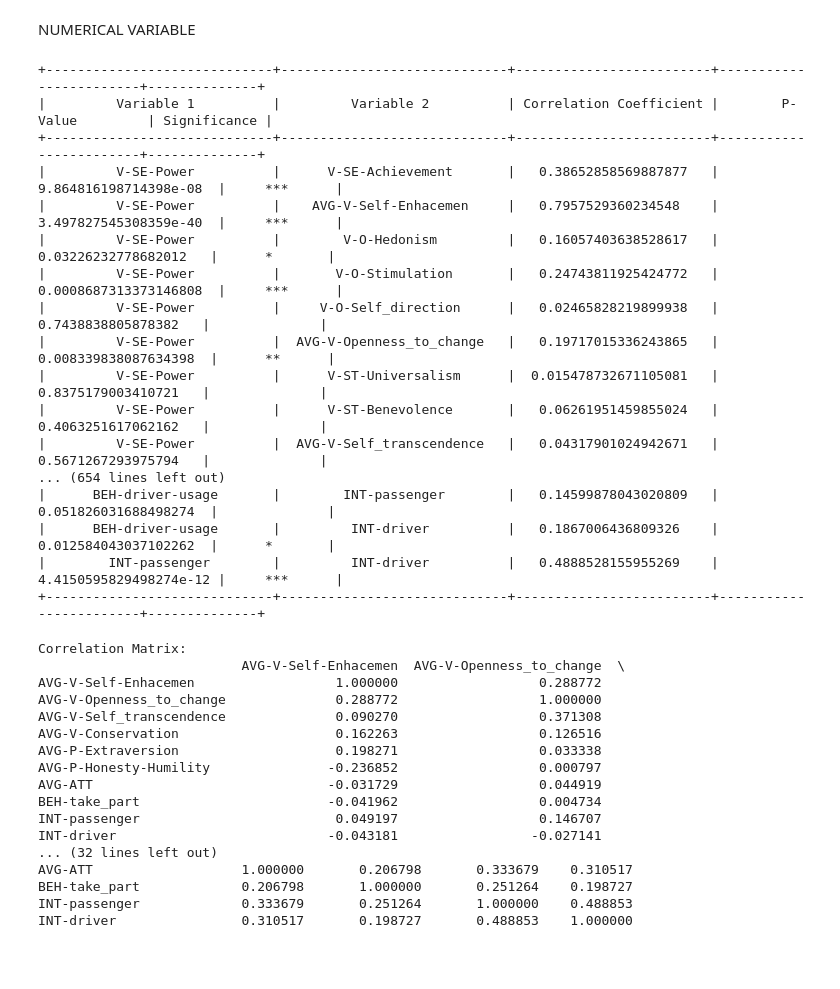
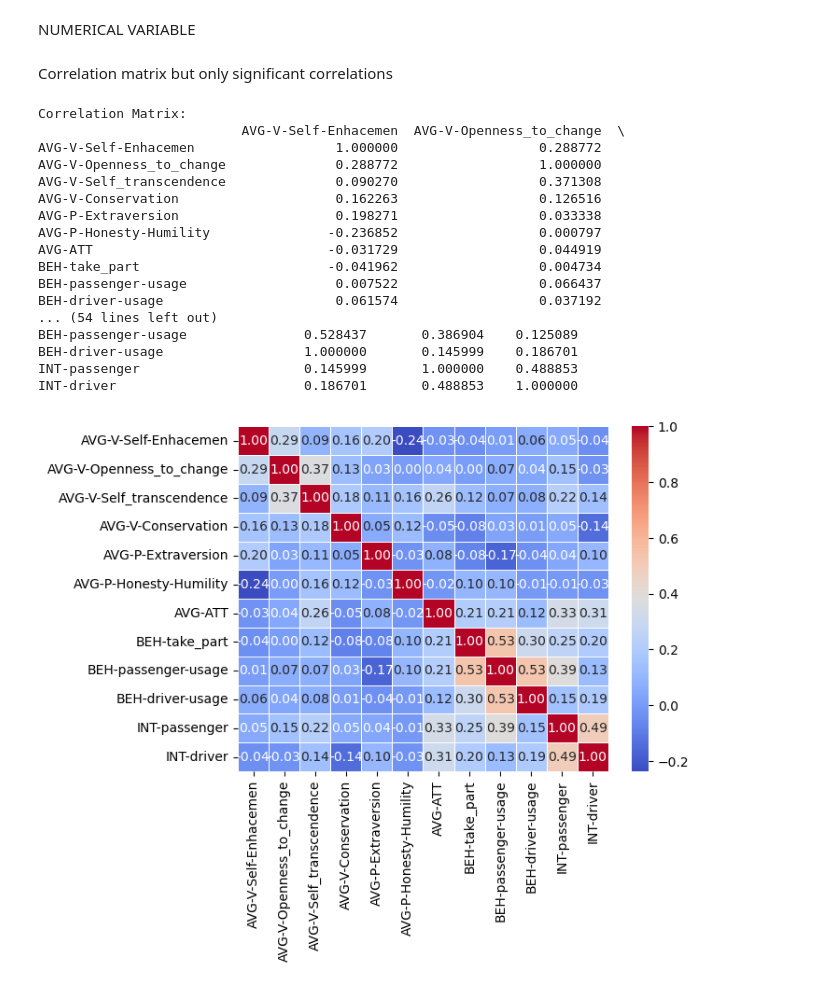
Before and after one commit to metkapinezic/Testing-the-Value-Attitude-Behavior-model, a Jupyter notebook: 03analysis.ipynb, the cells around one changed output. Saved outputs shown, nothing was run; the diff lists cells and outputs as text; code cells hidden in the pictures; blank space fills up the shorter version.

```diff
--- a/03analysis.ipynb
+++ b/03analysis.ipynb
@@ -447,28 +489,21 @@ for i in range(len(correlation_matrix.columns)):
         if p_value < 0.001:
             significance = "***"
 
+
         table_data.append([correlation_matrix.columns[i], correlation_matrix.columns[j],
                            correlation_coefficient, p_value, significance])
 
+# Create a DataFrame
+headers = ["Variable 1", "Variable 2", "Correlation Coefficient", "P-Value", "Significance"]
+correlation_df = pd.DataFrame(table_data, columns=headers)
+
 # Print the table
-headers = ["Variable 1", "Variable 2", "Correlation Coefficient", "P-Value", "Significance"]
-table = tabulate(table_data, headers=headers, floatfmt=(".2f", ".2f", ".3f", ".3f", ""), tablefmt="pretty")
-print(table)
+print(tabulate(correlation_df, headers="keys", tablefmt="pretty"))
+
+# Save the DataFrame to a CSV file
+output_csv = "correlation_table.csv"
+correlation_df.to_csv(output_csv, index=False)
+
+print(f"\nDataFrame saved to {output_csv}")
-# %% [output]
-+-----------------------------+-----------------------------+-------------------------+------------------------+--------------+
-|         Variable 1          |         Variable 2          | Correlation Coefficient |        P-Value         | Significance |
-+-----------------------------+-----------------------------+-------------------------+------------------------+--------------+
-|         V-SE-Power          |      V-SE-Achievement       |   0.38652858569887877   | 9.864816198714398e-08  |     ***      |
-|         V-SE-Power          |    AVG-V-Self-Enhacemen     |   0.7957529360234548    | 3.497827545308359e-40  |     ***      |
-|         V-SE-Power          |        V-O-Hedonism         |   0.16057403638528617   |  0.03226232778682012   |      *       |
-|         V-SE-Power          |       V-O-Stimulation       |   0.24743811925424772   | 0.0008687313373146808  |     ***      |
-|         V-SE-Power          |     V-O-Self_direction      |   0.02465828219899938   |   0.7438838805878382   |              |
-|         V-SE-Power          |  AVG-V-Openness_to_change   |   0.19717015336243865   |  0.008339838087634398  |      **      |
-|         V-SE-Power          |      V-ST-Universalism      |  0.015478732671105081   |   0.8375179003410721   |              |
-|         V-SE-Power          |      V-ST-Benevolence       |   0.06261951459855024   |   0.4063251617062162   |              |
-|         V-SE-Power          |  AVG-V-Self_transcendence   |   0.04317901024942671   |   0.5671267293975794   |              |
-... (654 lines left out)
-|      BEH-driver-usage       |        INT-passenger        |   0.14599878043020809   |  0.051826031688498274  |              |
-|      BEH-driver-usage       |         INT-driver          |   0.1867006436809326    |  0.012584043037102262  |      *       |
-|        INT-passenger        |         INT-driver          |   0.4888528155955269    | 4.4150595829498274e-12 |     ***      |
-+-----------------------------+-----------------------------+-------------------------+------------------------+--------------+
+# %% [markdown]
+Correlation matrix but only significant correlations
@@ -475,39 +563,38 @@ print(table)
 # %%
-selected_columns = ['Age',
-                    'Residence',
-                    'AVG-V-Self-Enhacemen',
-                    'AVG-V-Openness_to_change',
-                    'AVG-V-Self_transcendence',
-                    'AVG-V-Conservation',
-                    'AVG-P-Extraversion',
-                    'AVG-P-Honesty-Humility',
-                    'AVG-ATT',
-                    'BEH-take_part',
-                    'INT-passenger',
-                    'INT-driver' ]
+selected_columns = ['AVG-V-Self-Enhacemen', 'AVG-V-Openness_to_change', 'AVG-V-Self_transcendence', 'AVG-V-Conservation','AVG-P-Extraversion','AVG-P-Honesty-Humility',
+ 'AVG-ATT', 'BEH-take_part', 'BEH-passenger-usage', 'BEH-driver-usage', 'INT-passenger', 'INT-driver' ]
+
 
 selected_df = df[selected_columns]
 
 correlation_matrix = selected_df.corr()
 
 # Display the correlation matrix
 print("Correlation Matrix:")
 print(correlation_matrix)
+
+import seaborn as sns
+import matplotlib.pyplot as plt
+
+# Plotting a heatmap
+sns.heatmap(correlation_matrix, cmap='coolwarm', annot=True, fmt=".2f", linewidths=.5)
+plt.show()
 # %% [output]
 Correlation Matrix:
                           AVG-V-Self-Enhacemen  AVG-V-Openness_to_change  \
 AVG-V-Self-Enhacemen                  1.000000                  0.288772
 AVG-V-Openness_to_change              0.288772                  1.000000
 AVG-V-Self_transcendence              0.090270                  0.371308
 AVG-V-Conservation                    0.162263                  0.126516
 AVG-P-Extraversion                    0.198271                  0.033338
 AVG-P-Honesty-Humility               -0.236852                  0.000797
 AVG-ATT                              -0.031729                  0.044919
 BEH-take_part                        -0.041962                  0.004734
-INT-passenger                         0.049197                  0.146707
-INT-driver                           -0.043181                 -0.027141
-... (32 lines left out)
-AVG-ATT                   1.000000       0.206798       0.333679    0.310517
-BEH-take_part             0.206798       1.000000       0.251264    0.198727
-INT-passenger             0.333679       0.251264       1.000000    0.488853
-INT-driver                0.310517       0.198727       0.488853    1.000000
+BEH-passenger-usage                   0.007522                  0.066437
+BEH-driver-usage                      0.061574                  0.037192
+... (54 lines left out)
+BEH-passenger-usage               0.528437       0.386904    0.125089
+BEH-driver-usage                  1.000000       0.145999    0.186701
+INT-passenger                     0.145999       1.000000    0.488853
+INT-driver                        0.186701       0.488853    1.000000
+[figure, added]
```
Also changed, not shown: parts of 12 cells of this notebook, 4 other files.
